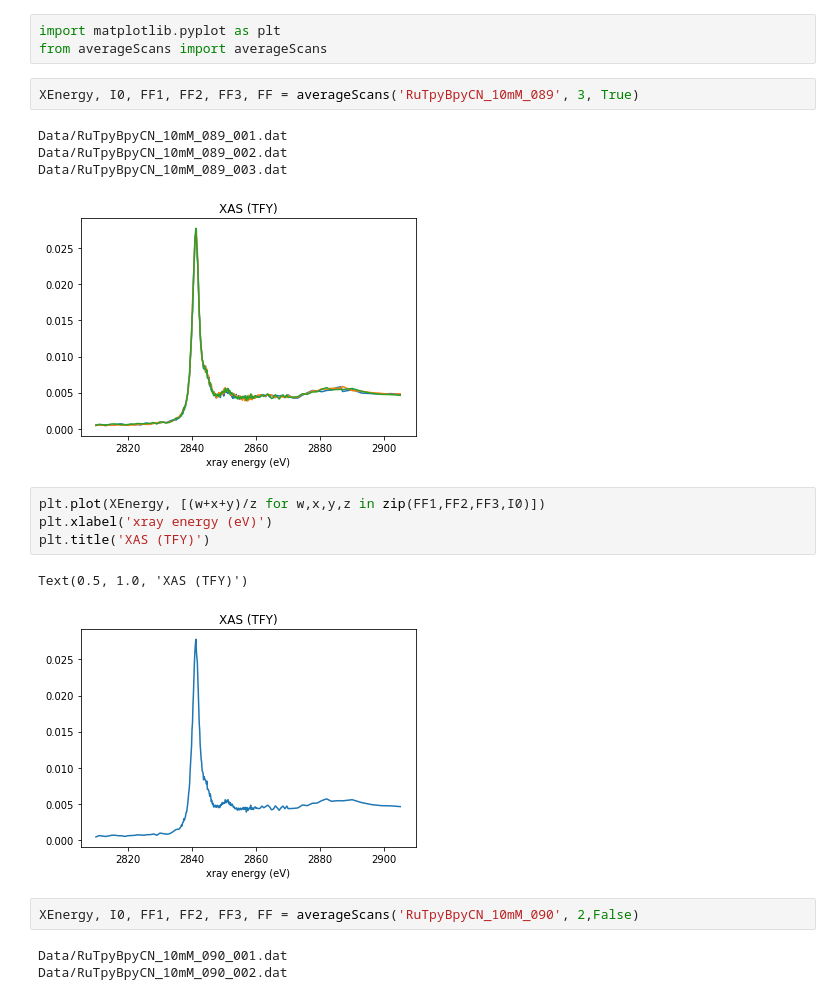
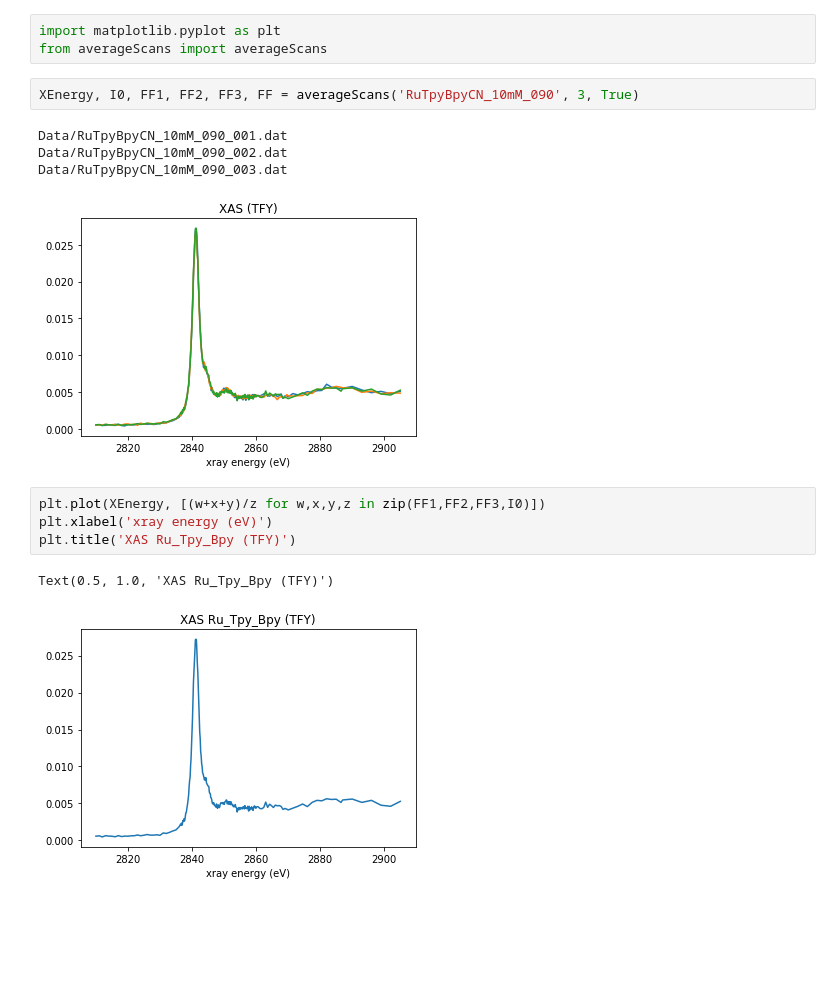
Before and after one commit to cliekhus/SSRL0719_BL143, a Jupyter notebook: PlotXAS.ipynb, the cells around one changed output. Saved outputs shown, nothing was run; the diff lists cells and outputs as text; blank space fills up the shorter version.

```diff
--- a/PlotXAS.ipynb
+++ b/PlotXAS.ipynb
@@ -2,21 +2,16 @@
 import matplotlib.pyplot as plt
 from averageScans import averageScans
 # %%
-XEnergy, I0, FF1, FF2, FF3, FF = averageScans('RuTpyBpyCN_10mM_089', 3, True)
+XEnergy, I0, FF1, FF2, FF3, FF = averageScans('RuTpyBpyCN_10mM_090', 3, True)
 # %% [output]
-Data/RuTpyBpyCN_10mM_089_001.dat
-Data/RuTpyBpyCN_10mM_089_002.dat
-Data/RuTpyBpyCN_10mM_089_003.dat
+Data/RuTpyBpyCN_10mM_090_001.dat
+Data/RuTpyBpyCN_10mM_090_002.dat
+Data/RuTpyBpyCN_10mM_090_003.dat
-[figure, old version]
+[figure, new version]
 # %%
 plt.plot(XEnergy, [(w+x+y)/z for w,x,y,z in zip(FF1,FF2,FF3,I0)])
 plt.xlabel('xray energy (eV)')
-plt.title('XAS (TFY)')
+plt.title('XAS Ru_Tpy_Bpy (TFY)')
 # %% [output]
-Text(0.5, 1.0, 'XAS (TFY)')
+Text(0.5, 1.0, 'XAS Ru_Tpy_Bpy (TFY)')
-[figure, old version]
+[figure, new version]
-# %%
-XEnergy, I0, FF1, FF2, FF3, FF = averageScans('RuTpyBpyCN_10mM_090', 2,False)
-# %% [output]
-Data/RuTpyBpyCN_10mM_090_001.dat
-Data/RuTpyBpyCN_10mM_090_002.dat
```
Also changed, not shown: parts of 1 cell of this notebook.
